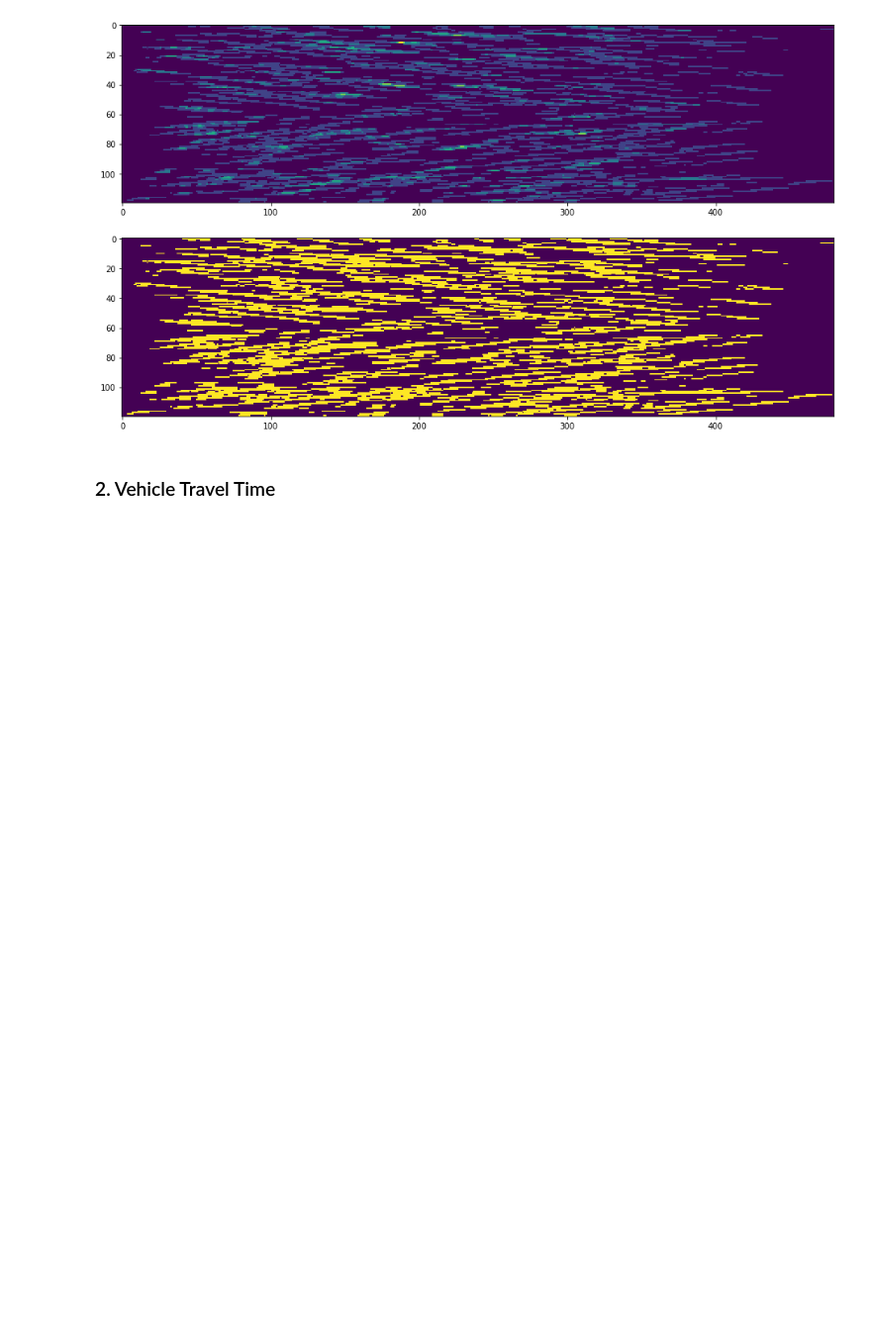
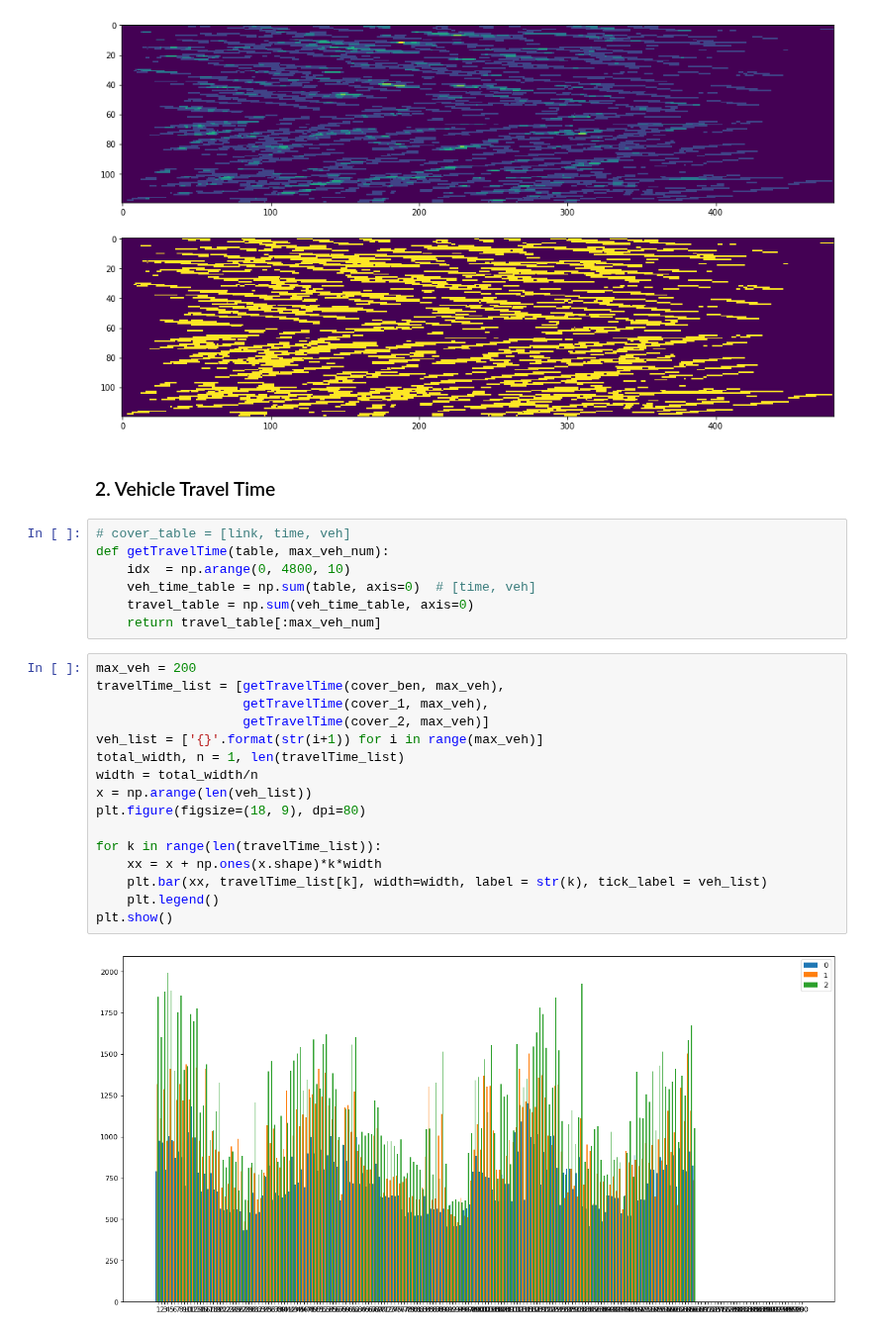
Before and after one commit to Dylan-Wyl10/RoboSense, a Jupyter notebook: analysis/dataAnalysis.ipynb, the cells around one changed output. Shown at 99% size. Saved outputs shown, nothing was run; the diff lists cells and outputs as text; blank space fills up the shorter version.

```diff
--- a/analysis/dataAnalysis.ipynb
+++ b/analysis/dataAnalysis.ipynb
@@ -48,3 +48,28 @@ cover rate is: 0.2825520833333333
 [figure]
 # %% [markdown]
 ### 2. Vehicle Travel Time
+# %%
+# cover_table = [link, time, veh]
+def getTravelTime(table, max_veh_num):
+    idx  = np.arange(0, 4800, 10)
+    veh_time_table = np.sum(table, axis=0)  # [time, veh]
+    travel_table = np.sum(veh_time_table, axis=0)
+    return travel_table[:max_veh_num]
+# %%
+max_veh = 200
+travelTime_list = [getTravelTime(cover_ben, max_veh),
+                   getTravelTime(cover_1, max_veh),
+                   getTravelTime(cover_2, max_veh)]
+veh_list = ['{}'.format(str(i+1)) for i in range(max_veh)]
+total_width, n = 1, len(travelTime_list)
+width = total_width/n
+x = np.arange(len(veh_list))
+plt.figure(figsize=(18, 9), dpi=80)
+
+for k in range(len(travelTime_list)):
+    xx = x + np.ones(x.shape)*k*width
+    plt.bar(xx, travelTime_list[k], width=width, label = str(k), tick_label = veh_list)
+    plt.legend()
+plt.show()
+# %% [output]
+[figure, added]
```
Also changed, not shown: parts of 5 cells of this notebook.
